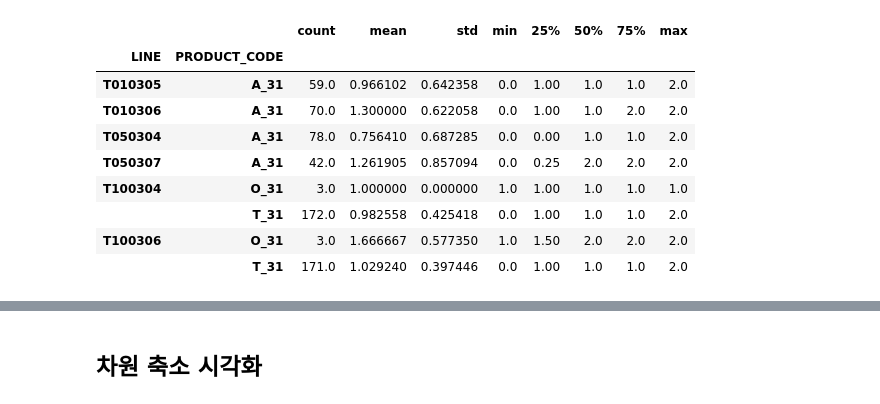
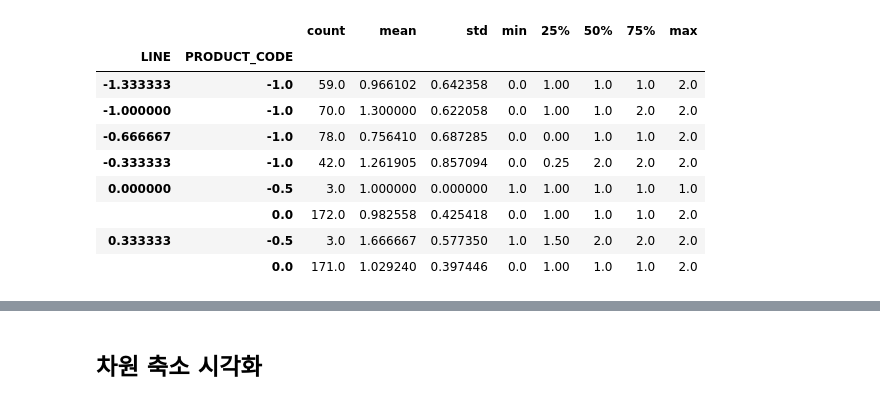
Before and after one commit to ohilikeit/LG_Aimers_2023, a Jupyter notebook: regressor.ipynb, the cells around one changed output, grey strips where cells are left out. Drawn from its saved outputs; the diff is of its cells as text; code cells hidden in the pictures.

```diff
--- a/regressor.ipynb
+++ b/regressor.ipynb
@@ -20,13 +20,13 @@ from sklearn.metrics import mean_absolute_error
 from sklearn.model_selection import StratifiedKFold, KFold
 from sklearn.metrics import f1_score, mean_squared_error
 
-from sklearn.ensemble import GradientBoostingRegressor
-from sklearn.ensemble import RandomForestRegressor
+from sklearn.ensemble import GradientBoostingRegressor, GradientBoostingClassifier
+from sklearn.ensemble import RandomForestRegressor, RandomForestClassifier
 from sklearn.tree import DecisionTreeRegressor
 from sklearn.linear_model import LinearRegression
-from sklearn.ensemble import ExtraTreesRegressor
-from xgboost import XGBRegressor
-from lightgbm import LGBMRegressor
+from sklearn.ensemble import ExtraTreesRegressor, ExtraTreesClassifier
+from xgboost import XGBRegressor, XGBClassifier
+from lightgbm import LGBMRegressor, LGBMClassifier
 
 from catboost import CatBoostRegressor
 import optuna
@@ -43,48 +43,46 @@ os.chdir('/content/drive/MyDrive/ML_projects/LG_Aimers')
 train = pd.read_csv('./train.csv').fillna(0)
 test = pd.read_csv('./test.csv').fillna(0)
 sample_submission = pd.read_csv('./sample_submission.csv')
 
 qual_col = ['LINE', 'PRODUCT_CODE']
 
 for i in qual_col:
     le = LabelEncoder()
     le = le.fit(train[i])
     train[i] = le.transform(train[i])
 
     for label in np.unique(test[i]):
         if label not in le.classes_:
             le.classes_ = np.append(le.classes_, label)
     test[i] = le.transform(test[i])
 
+# 값이 하나만 있는거 삭제(0으로 이미 채웠는데도 1개이면 모든 행이 동일한 값을 갖고있다는 뜻)
+for i in train.columns:
+    if len(train[i].value_counts().keys()) == 1:
+        train.drop(i, axis=1, inplace=True)
+        test.drop(i, axis=1, inplace=True)
+
 X = train.drop(['PRODUCT_ID', 'Y_Class', 'Y_Quality', 'TIMESTAMP'], axis=1)
 y = train['Y_Class']
 test = test.drop(['PRODUCT_ID', 'TIMESTAMP'], axis=1)
 
 # scaling
 scaler = RobustScaler()
 X = pd.DataFrame(scaler.fit_transform(X), columns = X.columns)
 test = pd.DataFrame(scaler.transform(test), columns = test.columns)
+test.drop(['LINE', 'PRODUCT_CODE'], axis=1, inplace=True)
 
-def preprocess(df):
-    # 아예 비어있는 컬럼 제거
-    for i in df.columns:
-        if list(df[i].value_counts()) == []:
-            df.drop(i, axis = 1, inplace=True)
+train = pd.concat([X, y], axis=1)
 
-    return df
-
-X = preprocess(X)
-test = preprocess(test)
-train = pd.concat([X, y], axis=1)
 train.groupby(['LINE', 'PRODUCT_CODE'])['Y_Class'].describe()
 # %% [output]
 |  |  | count | mean | std | min | 25% | 50% | 75% | max |
 | LINE | PRODUCT_CODE |  |  |  |  |  |  |  |  |
-| T010305 | A_31 | 59.0 | 0.966102 | 0.642358 | 0.0 | 1.00 | 1.0 | 1.0 | 2.0 |
-| T010306 | A_31 | 70.0 | 1.300000 | 0.622058 | 0.0 | 1.00 | 1.0 | 2.0 | 2.0 |
-| T050304 | A_31 | 78.0 | 0.756410 | 0.687285 | 0.0 | 0.00 | 1.0 | 1.0 | 2.0 |
-| T050307 | A_31 | 42.0 | 1.261905 | 0.857094 | 0.0 | 0.25 | 2.0 | 2.0 | 2.0 |
-| T100304 | O_31 | 3.0 | 1.000000 | 0.000000 | 1.0 | 1.00 | 1.0 | 1.0 | 1.0 |
-|  | T_31 | 172.0 | 0.982558 | 0.425418 | 0.0 | 1.00 | 1.0 | 1.0 | 2.0 |
-| T100306 | O_31 | 3.0 | 1.666667 | 0.577350 | 1.0 | 1.50 | 2.0 | 2.0 | 2.0 |
-|  | T_31 | 171.0 | 1.029240 | 0.397446 | 0.0 | 1.00 | 1.0 | 1.0 | 2.0 |
+| -1.333333 | -1.0 | 59.0 | 0.966102 | 0.642358 | 0.0 | 1.00 | 1.0 | 1.0 | 2.0 |
+| -1.000000 | -1.0 | 70.0 | 1.300000 | 0.622058 | 0.0 | 1.00 | 1.0 | 2.0 | 2.0 |
+| -0.666667 | -1.0 | 78.0 | 0.756410 | 0.687285 | 0.0 | 0.00 | 1.0 | 1.0 | 2.0 |
+| -0.333333 | -1.0 | 42.0 | 1.261905 | 0.857094 | 0.0 | 0.25 | 2.0 | 2.0 | 2.0 |
+| 0.000000 | -0.5 | 3.0 | 1.000000 | 0.000000 | 1.0 | 1.00 | 1.0 | 1.0 | 1.0 |
+|  | 0.0 | 172.0 | 0.982558 | 0.425418 | 0.0 | 1.00 | 1.0 | 1.0 | 2.0 |
+| 0.333333 | -0.5 | 3.0 | 1.666667 | 0.577350 | 1.0 | 1.50 | 2.0 | 2.0 | 2.0 |
+|  | 0.0 | 171.0 | 1.029240 | 0.397446 | 0.0 | 1.00 | 1.0 | 1.0 | 2.0 |
```
Also changed, not shown: parts of 18 cells of this notebook.
